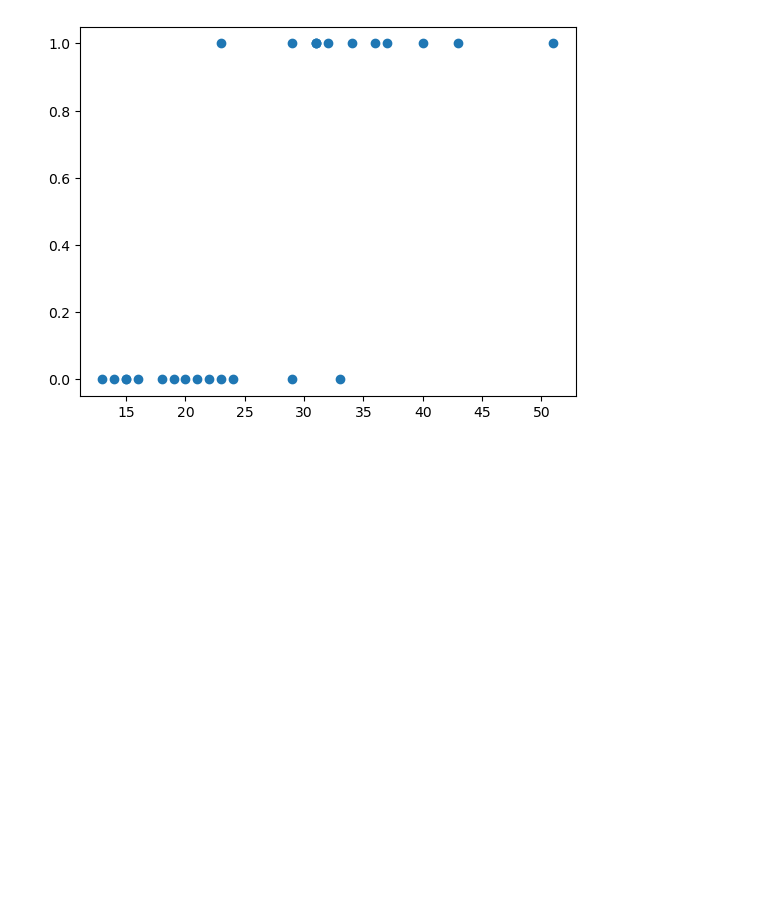
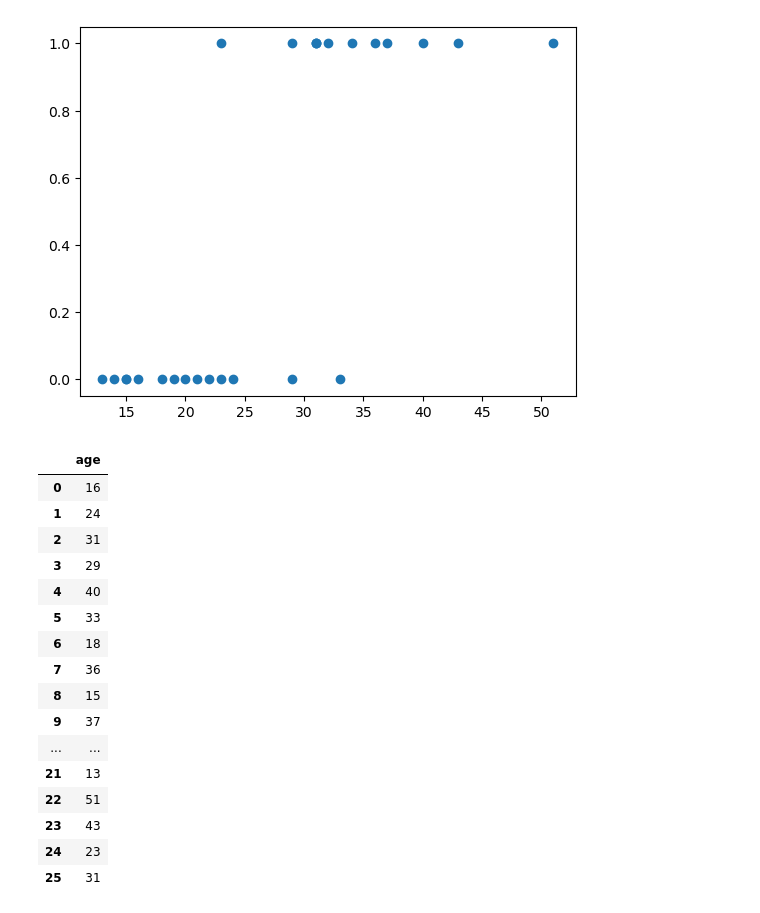
Before and after one commit to GamikaJayawardana/Hands-on-Mashine-Learning, a Jupyter notebook: 0004 Logistic Regression/Logistic-Regression-Example.ipynb, the cells around one changed output. Drawn from its saved outputs; the diff is of its cells as text; code cells hidden in the pictures; blank space fills up the shorter version.

```diff
--- a/0004 Logistic Regression/Logistic-Regression-Example.ipynb
+++ b/0004 Logistic Regression/Logistic-Regression-Example.ipynb
@@ -27,3 +27,24 @@ plt.scatter(data.age,data.job)
 # %% [output]
 <matplotlib.collections.PathCollection at 0x...>
 [figure]
+# %%
+x = data[["age"]]
+x
+# %% [output]
+|  | age |
+| 0 | 16 |
+| 1 | 24 |
+| 2 | 31 |
+| 3 | 29 |
+| 4 | 40 |
+| 5 | 33 |
+| 6 | 18 |
+| 7 | 36 |
+| 8 | 15 |
+| 9 | 37 |
+| ... | ... |
+| 21 | 13 |
+| 22 | 51 |
+| 23 | 43 |
+| 24 | 23 |
+| 25 | 31 |
```
Also changed, not shown: parts of 13 cells of this notebook.
